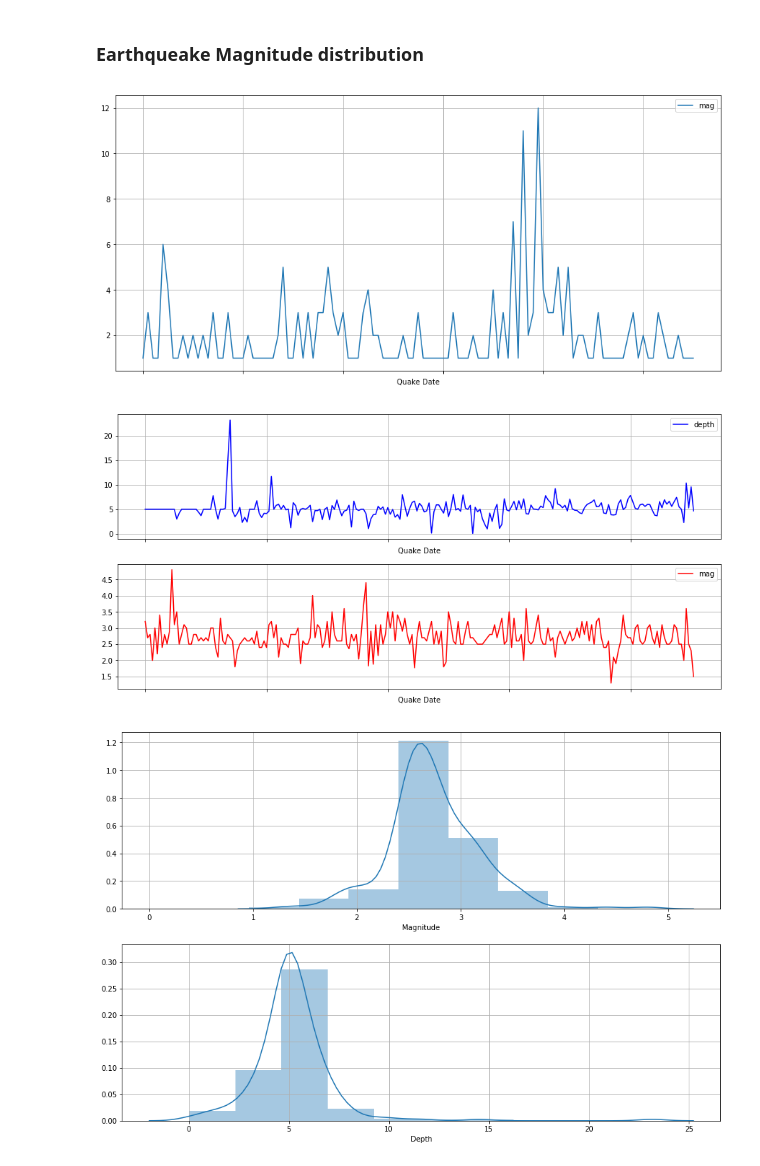
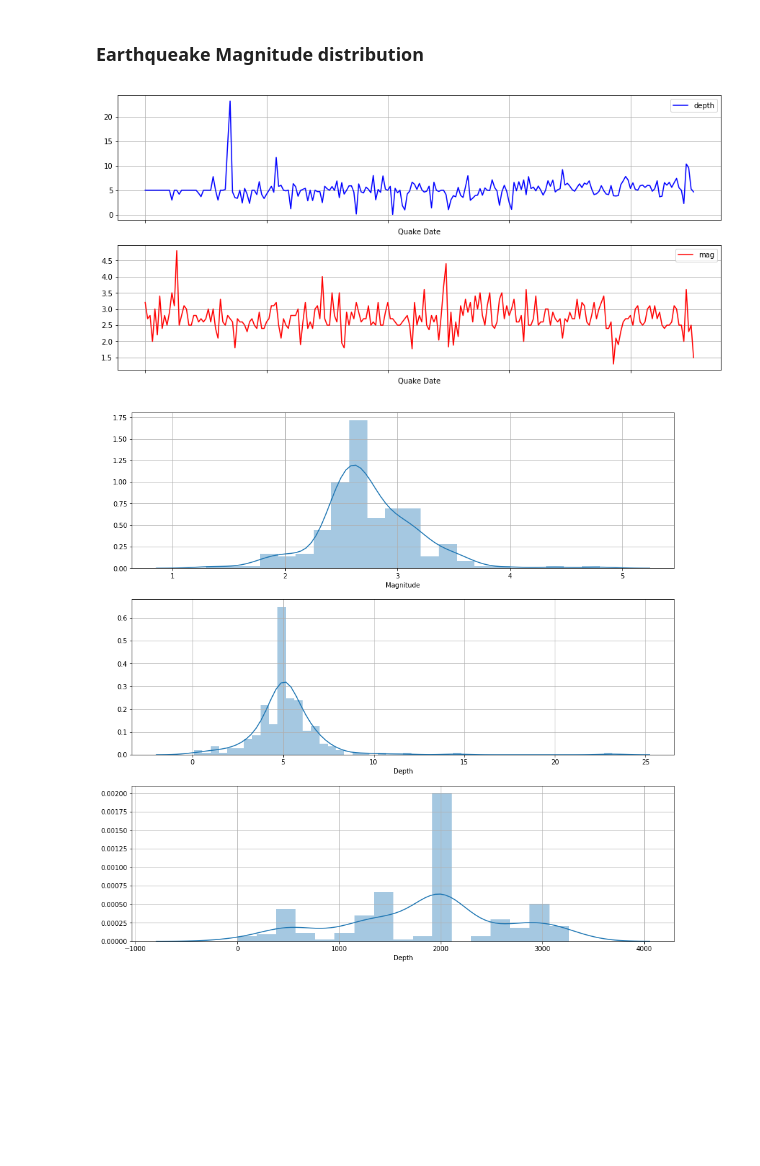
Before and after one commit to ironhack-datalabs/mad-oct-2018, a Jupyter notebook: module-2/visualizing-real-world-data/your-code/Oklahoma Quakes - Real world data Project.ipynb, the cells around one changed output. Saved outputs shown, nothing was run; the diff lists cells and outputs as text; code cells hidden in the pictures; blank space fills up the shorter version.

```diff
--- a/module-2/visualizing-real-world-data/your-code/Oklahoma Quakes - Real world data Project.ipynb
+++ b/module-2/visualizing-real-world-data/your-code/Oklahoma Quakes - Real world data Project.ipynb
@@ -133,6 +166,24 @@ dtype: object
 ## Step 1. Mod Dates
 I am going to modificate dates format from `str object` to `datetime object` so I can operate with them
 # %%
+# Lets modify column PSI, its an object type array. Seems to be int object but with ',' so its converted to str object
+wells['PSI']=wells['PSI'].str.replace(',','')
+finalpsi=[]
+counter=0
+sumando=0
+for item in wells['PSI']:
+    try:
+        elem=str(item).split('/')
+        PSIp=max([re.sub('\D','',e) for e in elem])
+        finalpsi.append(int(PSIp))
+        counter+=1
+        sumando+=int(PSIp)
+    except:
+        finalpsi.append(np.nan)
+meanpsi=int(sumando//counter)
+wells['PSI']=wells['PSI'].fillna(meanpsi)
+
+
 wells['Starting Date_norm']=[datetime.strptime(item, '%m/%d/%Y') for item in wells['Approval Date']]
 wells['Starting Date']=[str(item.strftime('%m/%d/%Y')) for item in wells['Starting Date_norm']]
 quakes['Quake Date_norm']=[datetime.strptime(item.split('T')[0], '%Y-%m-%d') for item in quakes['time']]
@@ -225,11 +280,14 @@ for j in range(len(dates_u)-1):
 ## Step 4. Mergin data on ID feature
 # %%
 # Selecting features for
-wells_mod=wells[['Starting Date','ID','Operator ID', 'WellType', 'LAT', 'LONG']].copy()
+wells_mod=wells[['Starting Date','ID','Operator ID', 'WellType', 'LAT', 'LONG','PSI']].copy()
 quakes_mod=quakes[['Quake Date', 'ID', 'depth', 'mag', 'magType','latitude', 'longitude']].copy()
 # %%
 # Inner Join by ID
 merged=wells_mod.merge(quakes_mod,on='ID',how='inner')
+merged['PSI']=merged['PSI'].astype('float64')
+merged['Starting Date_num']=[datetime.strptime(item,'%m/%d/%Y') for item in merged['Starting Date']]
+merged=merged.sort_values('Starting Date_num')
 display(merged.head(3))
 display(merged.tail(3))
 # %% [output]
@@ -245,14 +303,6 @@ display(merged.tail(3))
 ## Step 5. Visualize data
 # %% [markdown]
 ### Earthqueake Magnitude distribution
-# %%
-time_series=merged.groupby('Quake Date').agg({'mag':'count'}).reset_index()
-
-fig,axes=plt.subplots(1,1,figsize=(15,7))
-time_series.plot(x='Quake Date',y='mag',ax=axes)
-axes.grid()
-# %% [output]
-[figure, removed]
 # %%
 fig,axes=plt.subplots(2,1,figsize=(15,7))
 merged.plot(x='Quake Date',y='depth',ax=axes[0],color='blue')
@@ -260,14 +310,17 @@ merged.plot(x='Quake Date',y='mag',ax=axes[1],color='red')
 axes[0].grid()
 axes[1].grid()
 # %% [output]
-[figure, old version]
+[figure, new version]
 # %%
-fig,axes=plt.subplots(2,1,figsize=(15,10))
-sns.distplot(merged['mag'],bins=np.arange(0,max(merged['mag']),max(merged['mag'])/10),ax=axes[0],kde=True)
+fig,axes=plt.subplots(3,1,figsize=(15,15))
+sns.distplot(merged['mag'],ax=axes[0],kde=True)
 axes[0].set_xlabel('Magnitude')
 axes[0].grid()
-sns.distplot(merged['depth'],bins=np.arange(0,max(merged['depth']),max(merged['depth'])/10),ax=axes[1],kde=True)
+sns.distplot(merged['depth'],ax=axes[1],kde=True)
 axes[1].set_xlabel('Depth')
 axes[1].grid()
+sns.distplot(merged['PSI'],ax=axes[2],kde=True)
+axes[2].set_xlabel('Depth')
+axes[2].grid()
 # %% [output]
-[figure, old version]
+[figure, new version]
```
Also changed, not shown: parts of 20 cells of this notebook, 3 other files.
